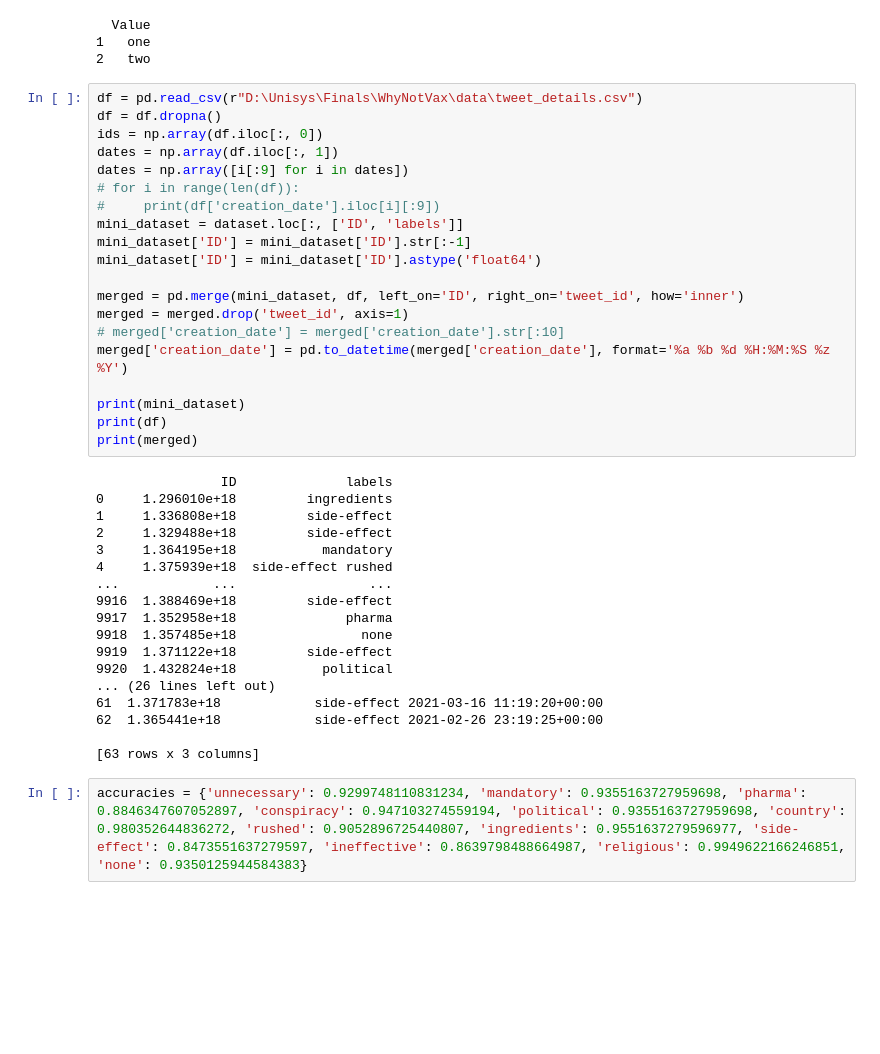
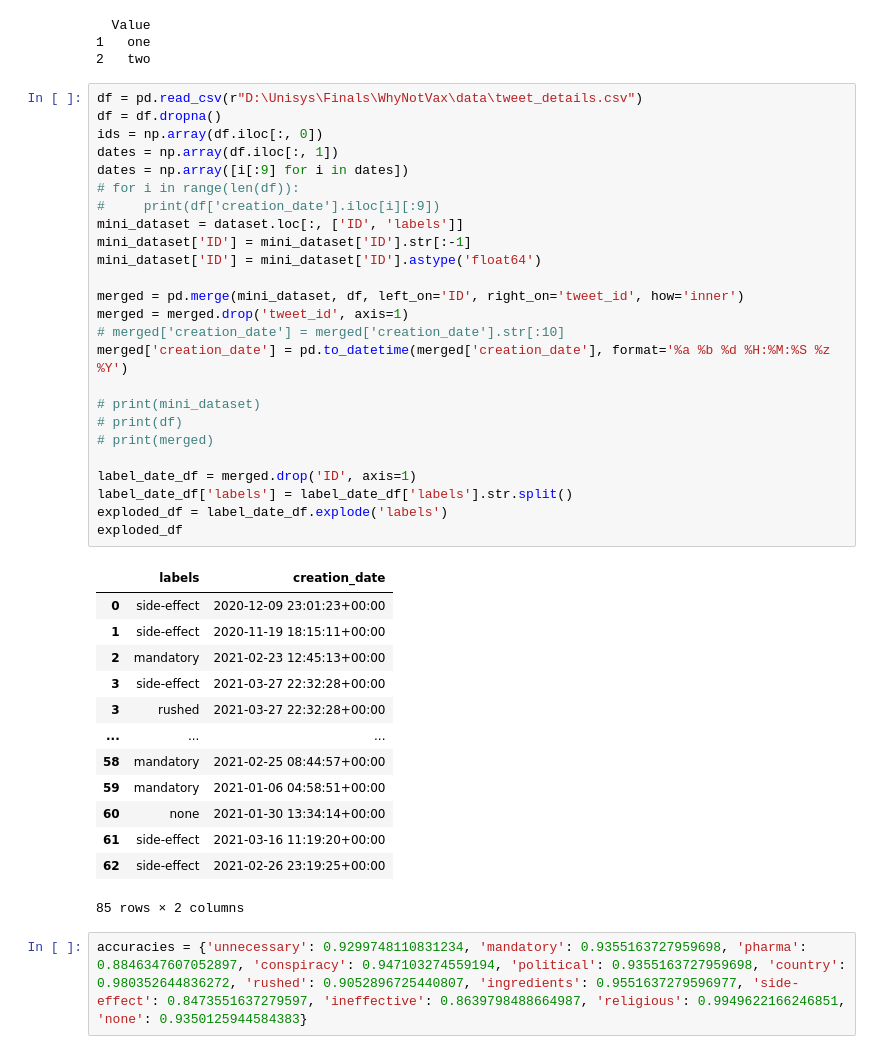
Before and after one commit to hrishikeshkh/WhyNotVax, a Jupyter notebook: EDA/EDA.ipynb, the cells around one changed output. Saved outputs shown, nothing was run; the diff lists cells and outputs as text; blank space fills up the shorter version.

```diff
--- a/EDA/EDA.ipynb
+++ b/EDA/EDA.ipynb
@@ -242,41 +242,42 @@ print(df)
 # %%
 df = pd.read_csv(r"D:\Unisys\Finals\WhyNotVax\data\tweet_details.csv")
 df = df.dropna()
 ids = np.array(df.iloc[:, 0])
 dates = np.array(df.iloc[:, 1])
 dates = np.array([i[:9] for i in dates])
 # for i in range(len(df)):
 #     print(df['creation_date'].iloc[i][:9])
 mini_dataset = dataset.loc[:, ['ID', 'labels']]
 mini_dataset['ID'] = mini_dataset['ID'].str[:-1]
 mini_dataset['ID'] = mini_dataset['ID'].astype('float64')
 
 merged = pd.merge(mini_dataset, df, left_on='ID', right_on='tweet_id', how='inner')
 merged = merged.drop('tweet_id', axis=1)
 # merged['creation_date'] = merged['creation_date'].str[:10]
 merged['creation_date'] = pd.to_datetime(merged['creation_date'], format='%a %b %d %H:%M:%S %z %Y')
 
-print(mini_dataset)
-print(df)
-print(merged)
+# print(mini_dataset)
+# print(df)
+# print(merged)
+
+label_date_df = merged.drop('ID', axis=1)
+label_date_df['labels'] = label_date_df['labels'].str.split()
+exploded_df = label_date_df.explode('labels')
+exploded_df
 # %% [output]
+|  | labels | creation_date |
+| 0 | side-effect | 2020-12-09 23:01:23+00:00 |
+| 1 | side-effect | 2020-11-19 18:15:11+00:00 |
+| 2 | mandatory | 2021-02-23 12:45:13+00:00 |
+| 3 | side-effect | 2021-03-27 22:32:28+00:00 |
+| 3 | rushed | 2021-03-27 22:32:28+00:00 |
+| ... | ... | ... |
+| 58 | mandatory | 2021-02-25 08:44:57+00:00 |
+| 59 | mandatory | 2021-01-06 04:58:51+00:00 |
+| 60 | none | 2021-01-30 13:34:14+00:00 |
+| 61 | side-effect | 2021-03-16 11:19:20+00:00 |
+| 62 | side-effect | 2021-02-26 23:19:25+00:00 |
-                ID              labels
-0     1.296010e+18         ingredients
-1     1.336808e+18         side-effect
-2     1.329488e+18         side-effect
-3     1.364195e+18           mandatory
-4     1.375939e+18  side-effect rushed
-...            ...                 ...
-9916  1.388469e+18         side-effect
-9917  1.352958e+18              pharma
-9918  1.357485e+18                none
-9919  1.371122e+18         side-effect
-9920  1.432824e+18           political
-... (26 lines left out)
-61  1.371783e+18            side-effect 2021-03-16 11:19:20+00:00
-62  1.365441e+18            side-effect 2021-02-26 23:19:25+00:00
-
-[63 rows x 3 columns]
+85 rows × 2 columns
 # %%
 accuracies = {'unnecessary': 0.9299748110831234, 'mandatory': 0.9355163727959698, 'pharma': 0.8846347607052897, 'conspiracy': 0.947103274559194, 'political': 0.9355163727959698, 'country': 0.980352644836272, 'rushed': 0.9052896725440807, 'ingredients': 0.9551637279596977, 'side-effect': 0.8473551637279597, 'ineffective': 0.8639798488664987, 'religious': 0.9949622166246851, 'none': 0.9350125944584383}
 # %%
```
Also changed, not shown: parts of 1 cell of this notebook.
